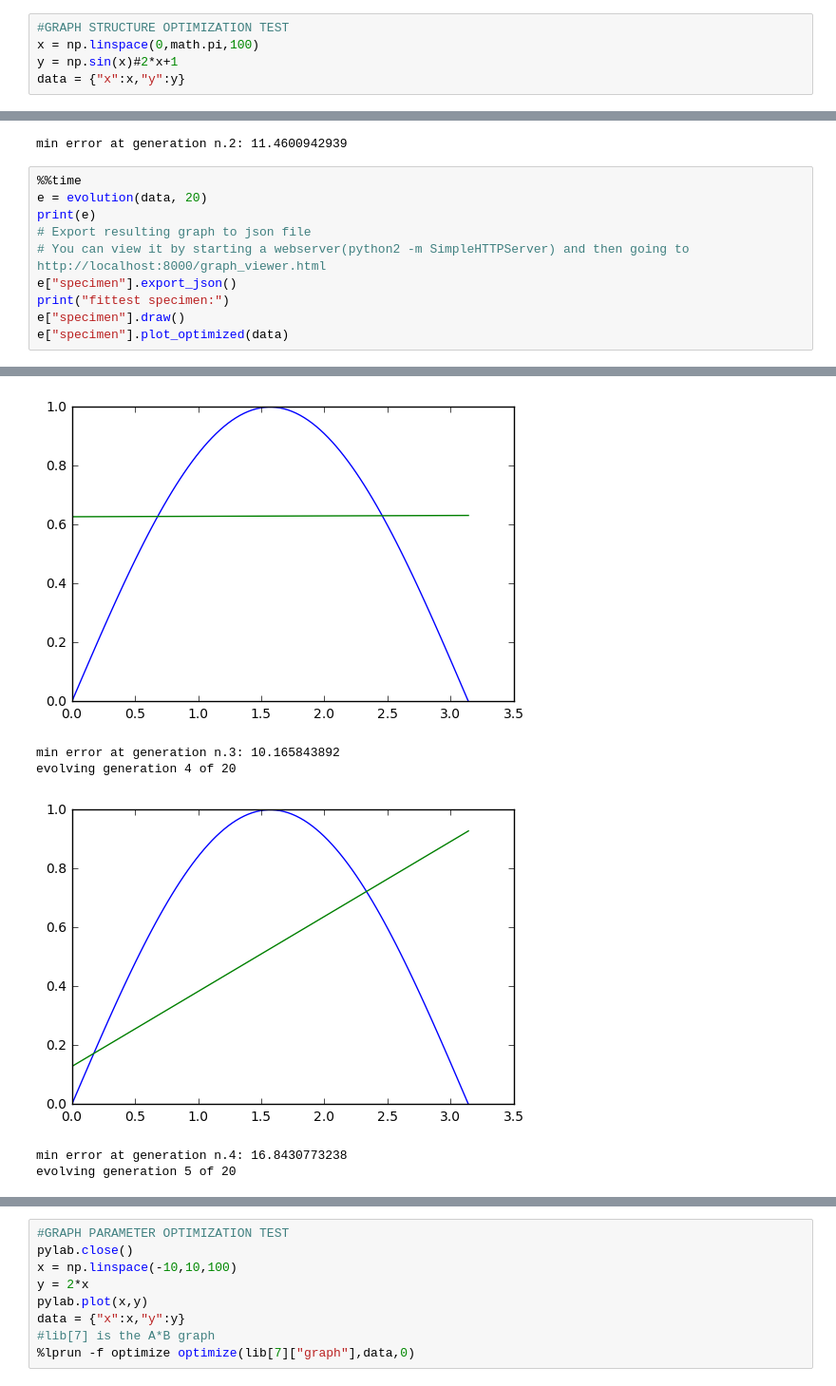
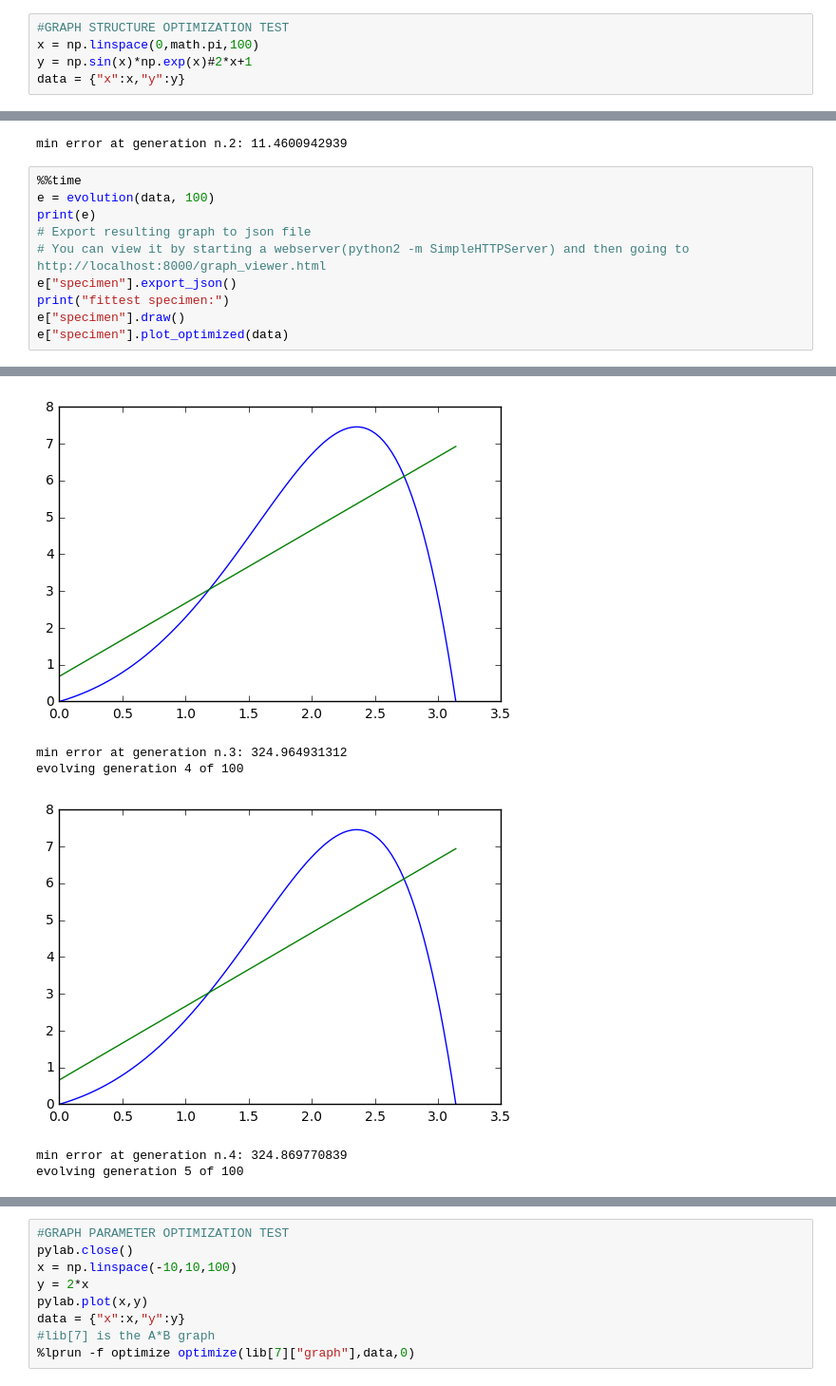
Before and after one commit to Xenophyte/Long-Term-Memory-AI, a Jupyter notebook: function nesting.ipynb, the cells around one changed output, grey strips where cells are left out. Shown at 95% size. Saved outputs shown, nothing was run; the diff lists cells and outputs as text.

```diff
--- a/function nesting.ipynb
+++ b/function nesting.ipynb
@@ -12,7 +12,7 @@ from functions import *
 # %%
 #GRAPH STRUCTURE OPTIMIZATION TEST
 x = np.linspace(0,math.pi,100)
-y = np.sin(x)#2*x+1
+y = np.sin(x)*np.exp(x)#2*x+1
 data = {"x":x,"y":y}
 # %%
 %lprun -f evolution evolution(data, 3)
@@ -29,7 +29,7 @@ evolving generation 2 of 3
 min error at generation n.2: 11.4600942939
 # %%
 %%time
-e = evolution(data, 20)
+e = evolution(data, 100)
 print(e)
 # Export resulting graph to json file
 # You can view it by starting a webserver(python2 -m SimpleHTTPServer) and then going to http://localhost:8000/graph_viewer.html
@@ -52,6 +52,6 @@ evolving generation 3 of 20
-[figure, old version]
+[figure, new version]
-min error at generation n.3: 10.165843892
-evolving generation 4 of 20
+min error at generation n.3: 324.964931312
+evolving generation 4 of 100
-[figure, old version]
+[figure, new version]
-min error at generation n.4: 16.8430773238
-evolving generation 5 of 20
+min error at generation n.4: 324.869770839
+evolving generation 5 of 100
```
Also changed, not shown: parts of 2 cells of this notebook, 3 other files.
